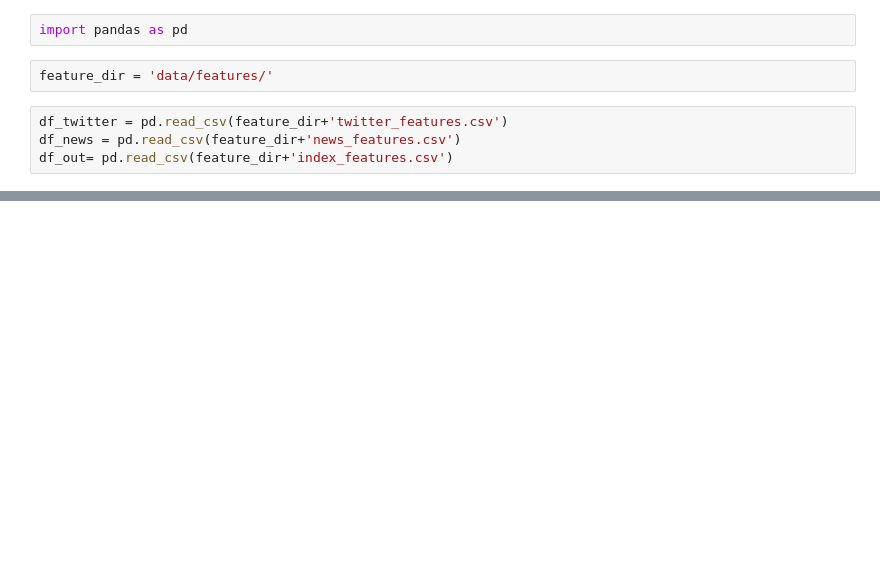
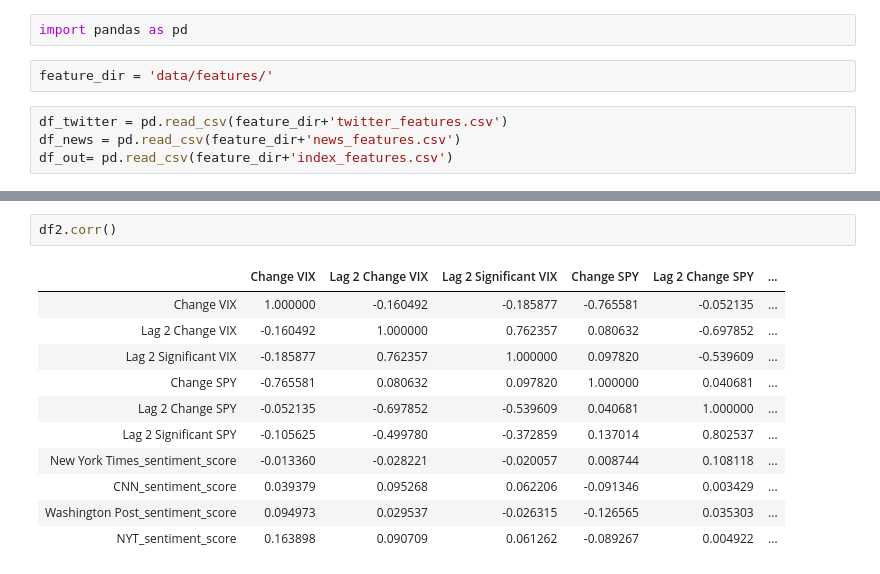
Before and after one commit to osirissc2/sentistock, a Jupyter notebook: CorrelationCheck.ipynb, the cells around one changed output, grey strips where cells are left out. Saved outputs shown, nothing was run; the diff lists cells and outputs as text; blank space fills up the shorter version.

```diff
--- a/CorrelationCheck.ipynb
+++ b/CorrelationCheck.ipynb
@@ -29,0 +29,14 @@ df.corr()
+# %%
+df2.corr()
+# %% [output]
+|  | Change VIX | Lag 2 Change VIX | Lag 2 Significant VIX | Change SPY | Lag 2 Change SPY | ... |
+| Change VIX | 1.000000 | -0.160492 | -0.185877 | -0.765581 | -0.052135 | ... |
+| Lag 2 Change VIX | -0.160492 | 1.000000 | 0.762357 | 0.080632 | -0.697852 | ... |
+| Lag 2 Significant VIX | -0.185877 | 0.762357 | 1.000000 | 0.097820 | -0.539609 | ... |
+| Change SPY | -0.765581 | 0.080632 | 0.097820 | 1.000000 | 0.040681 | ... |
+| Lag 2 Change SPY | -0.052135 | -0.697852 | -0.539609 | 0.040681 | 1.000000 | ... |
+| Lag 2 Significant SPY | -0.105625 | -0.499780 | -0.372859 | 0.137014 | 0.802537 | ... |
+| New York Times_sentiment_score | -0.013360 | -0.028221 | -0.020057 | 0.008744 | 0.108118 | ... |
+| CNN_sentiment_score | 0.039379 | 0.095268 | 0.062206 | -0.091346 | 0.003429 | ... |
+| Washington Post_sentiment_score | 0.094973 | 0.029537 | -0.026315 | -0.126565 | 0.035303 | ... |
+| NYT_sentiment_score | 0.163898 | 0.090709 | 0.061262 | -0.089267 | 0.004922 | ... |
```
Also changed, not shown: parts of 3 cells of this notebook, 40 other files.
